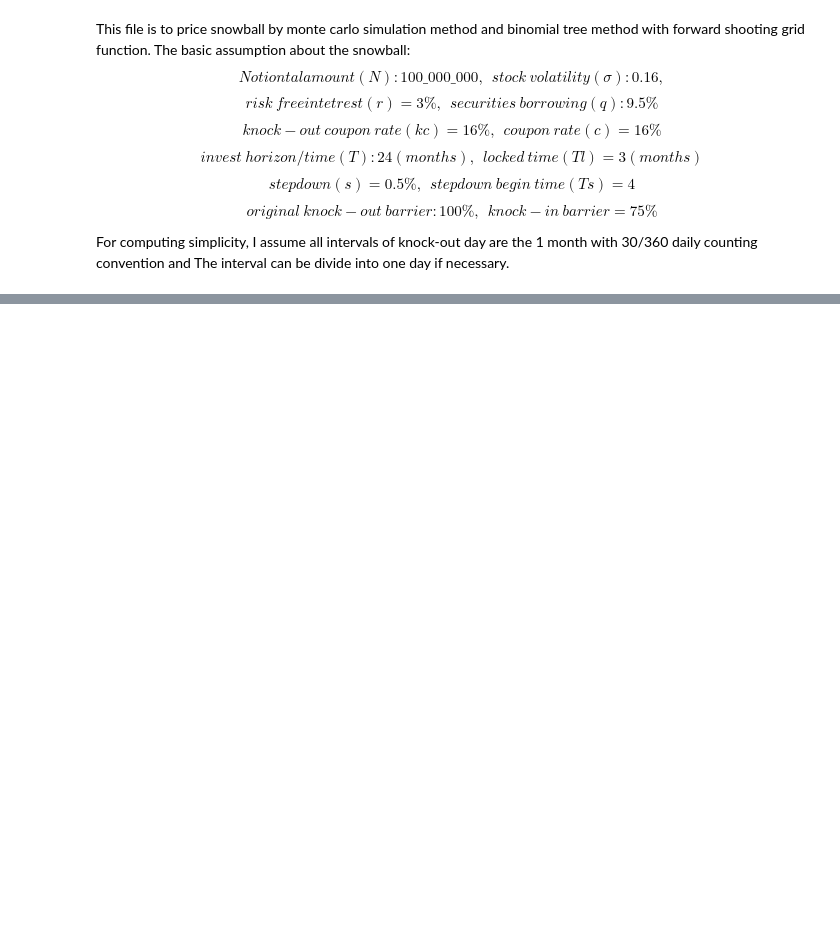
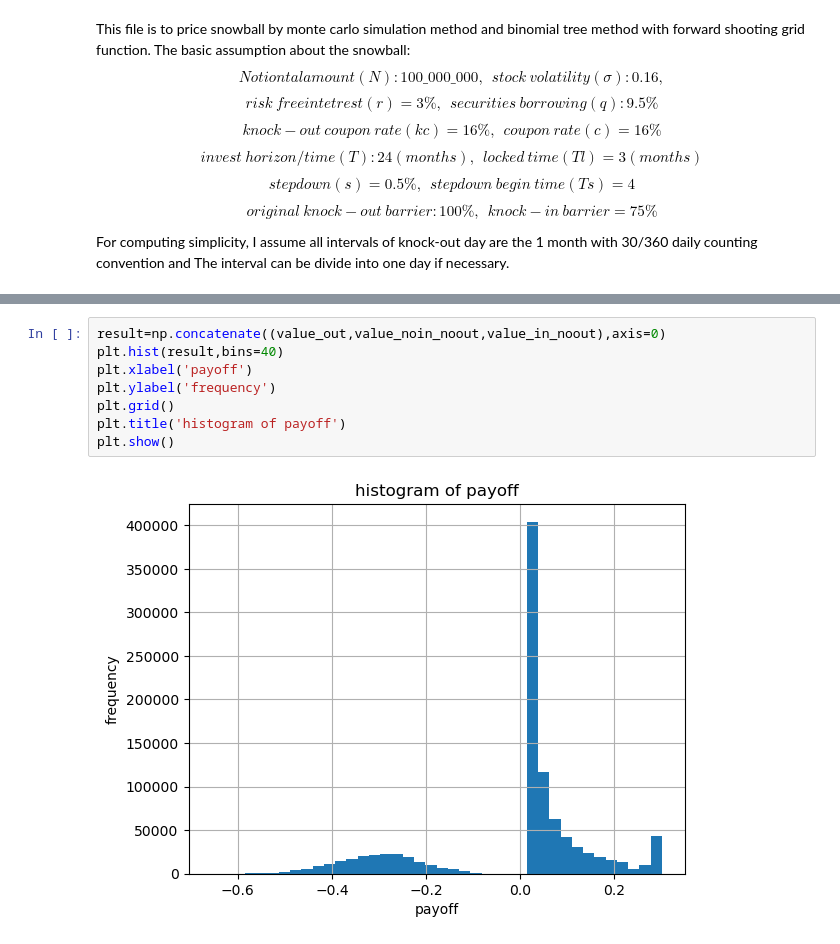
Before and after one commit to TonyWang23/Simulation_Quant_Finance, a Jupyter notebook: snowball.ipynb, the cells around one changed output, grey strips where cells are left out. Saved outputs shown, nothing was run; the diff lists cells and outputs as text; blank space fills up the shorter version.

```diff
--- a/snowball.ipynb
+++ b/snowball.ipynb
@@ -63,0 +65,10 @@ pricing of snowball by monte carlo simulation:   5363661.665092638
+# %%
+result=np.concatenate((value_out,value_noin_noout,value_in_noout),axis=0)
+plt.hist(result,bins=40)
+plt.xlabel('payoff')
+plt.ylabel('frequency')
+plt.grid()
+plt.title('histogram of payoff')
+plt.show()
+# %% [output]
+[figure, added]
```
Also changed, not shown: parts of 6 cells of this notebook.
